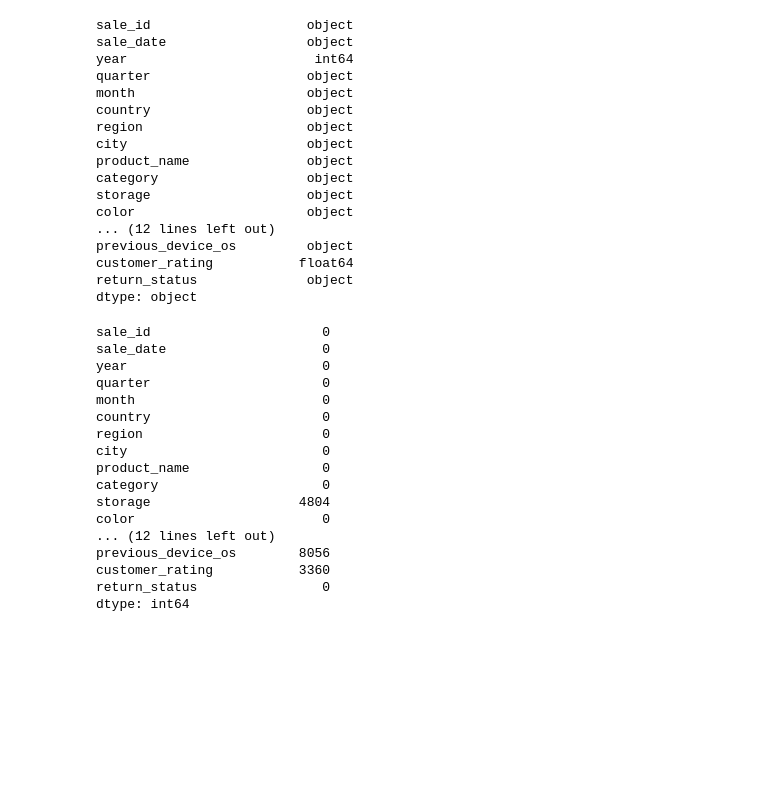
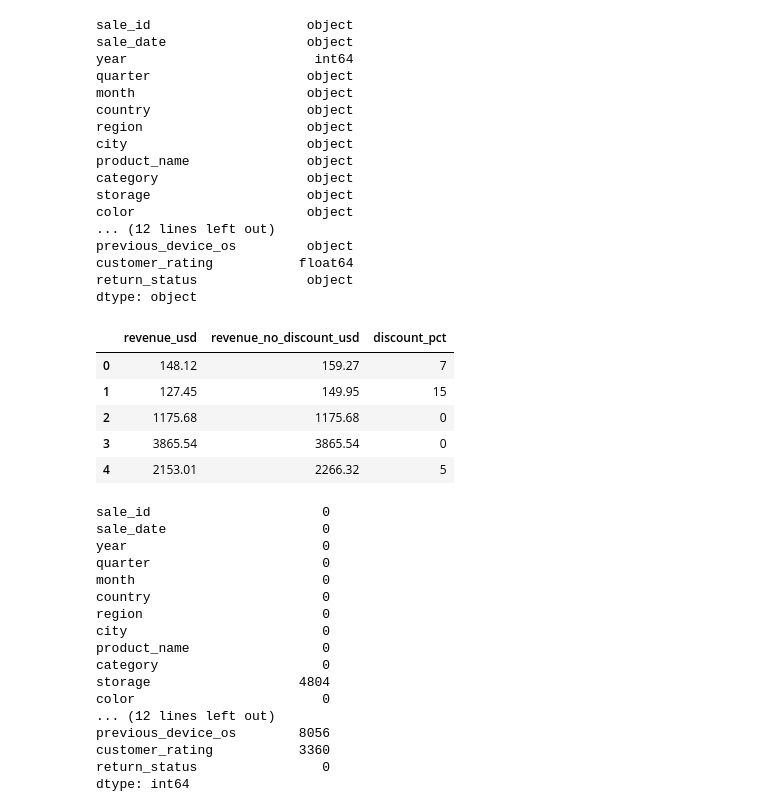
Before and after one commit to KrisBruurs/apple-sales-dashboard, a Jupyter notebook: eda.ipynb, the cells around one changed output. Drawn from its saved outputs; the diff is of its cells as text; code cells hidden in the pictures; blank space fills up the shorter version.

```diff
--- a/eda.ipynb
+++ b/eda.ipynb
@@ -43,6 +43,20 @@ dtype: object
 # %%
 # Change sale date to datetime
 df['sale_date'] = pd.to_datetime(df['sale_date'])
+
+df['month_calender'] = df['sale_date'].dt.to_period('M').dt.to_timestamp()
+
+df['revenue_no_discount_usd'] = df['unit_price_usd'] * df['units_sold']
+
+df_sub = df[['revenue_usd', 'revenue_no_discount_usd', 'discount_pct']]
+df_sub.head()
+# %% [output]
+|  | revenue_usd | revenue_no_discount_usd | discount_pct |
+| 0 | 148.12 | 159.27 | 7 |
+| 1 | 127.45 | 149.95 | 15 |
+| 2 | 1175.68 | 1175.68 | 0 |
+| 3 | 3865.54 | 3865.54 | 0 |
+| 4 | 2153.01 | 2266.32 | 5 |
 # %%
 # Check for missing values in data
 df.isna().sum()         # columns with missing values are acceptable
```
Also changed, not shown: 1 other file.
